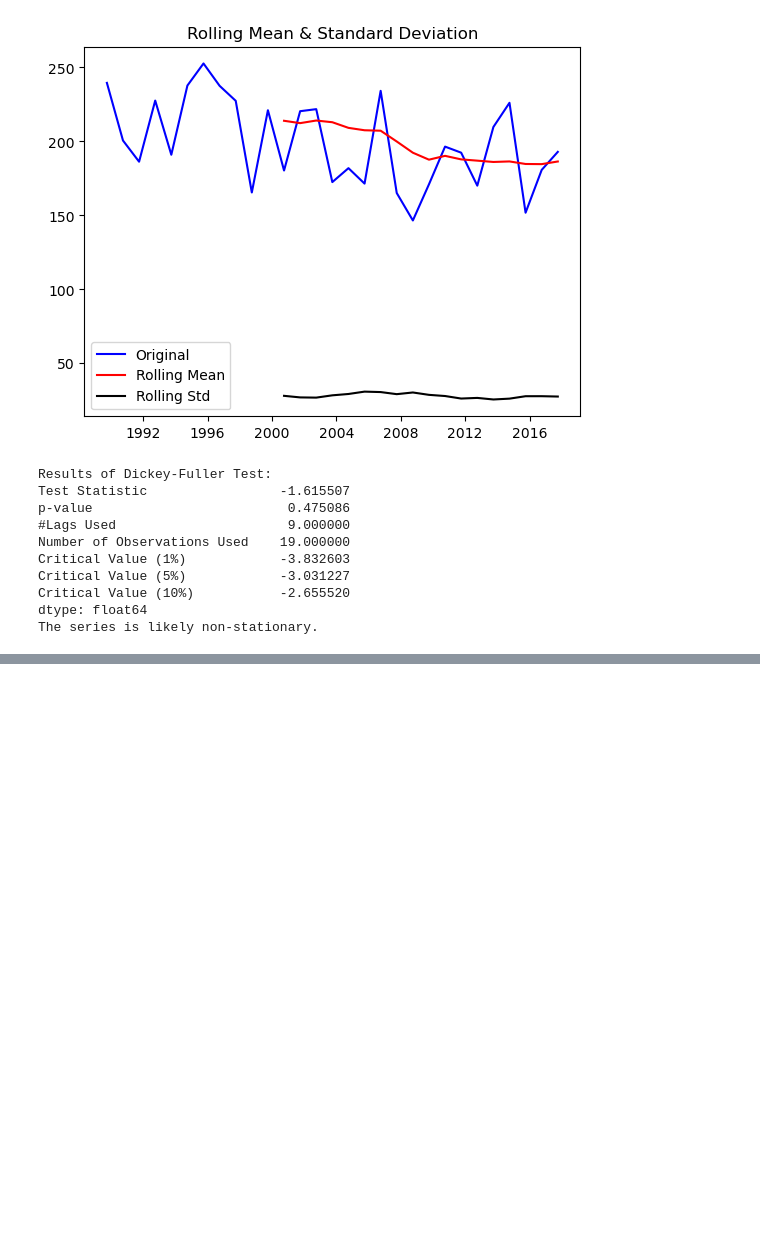
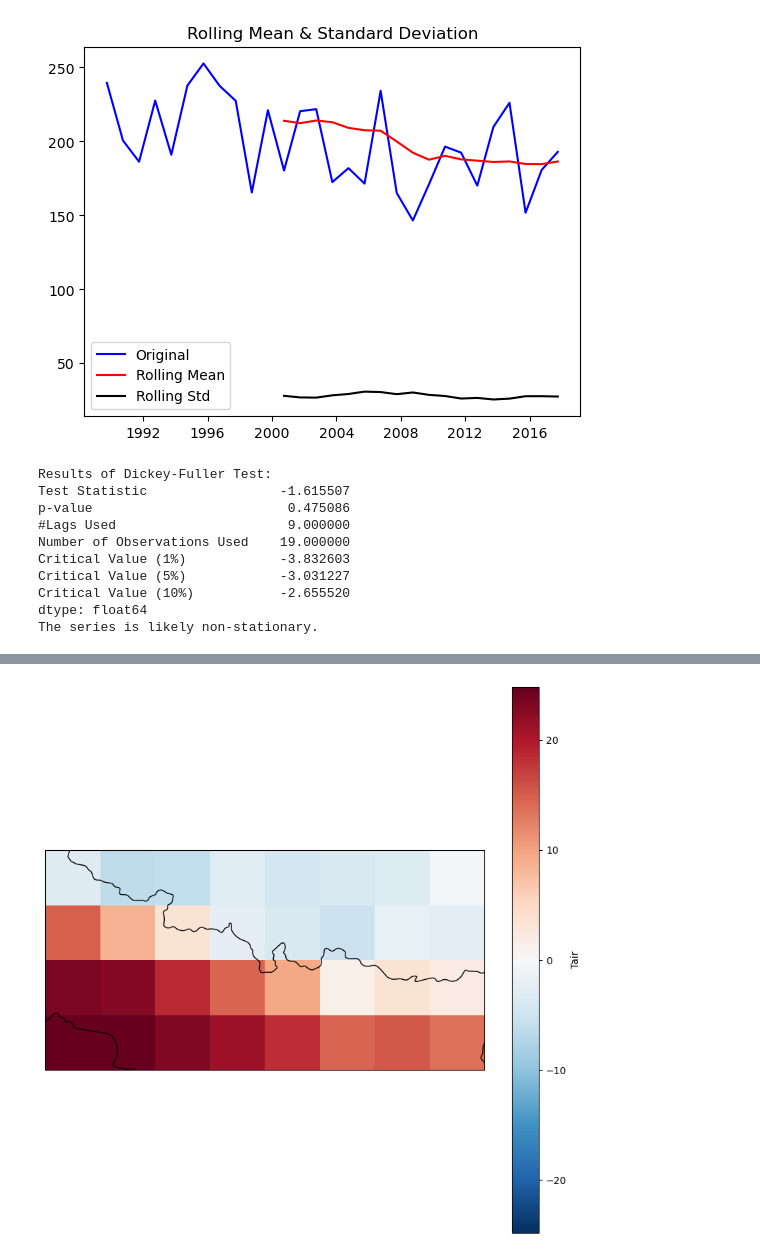
Before and after one commit to jacobqs/MST-Himalaya, a Jupyter notebook: notebooks/data_exploration/stats.ipynb, the cells around one changed output, grey strips where cells are left out. Saved outputs shown, nothing was run; the diff lists cells and outputs as text; code cells hidden in the pictures; blank space fills up the shorter version.

```diff
--- a/notebooks/data_exploration/stats.ipynb
+++ b/notebooks/data_exploration/stats.ipynb
@@ -276,0 +327,12 @@ correlation_matrix(subset_df)
+# %%
+# Make a high resolution temperature map of the region showing country borders
+import cartopy.crs as ccrs
+import cartopy.feature as cfeature
+
+def temp_map(ds):
+    fig = plt.figure(figsize=(10, 10))
+    ax = plt.axes(projection=ccrs.PlateCarree())
+    ax.coastlines()
+    ax.add_feature(cfeature.BORDERS)
+    ds.plot(ax=ax, transform=ccrs.PlateCarree())
+    plt.show()
@@ -276,0 +352,4 @@ correlation_matrix(subset_df)
+# %%
+temp_map(temp_subset.mean(dim='time'))
+# %% [output]
+[figure, added]
```
Also changed, not shown: parts of 9 cells of this notebook.
